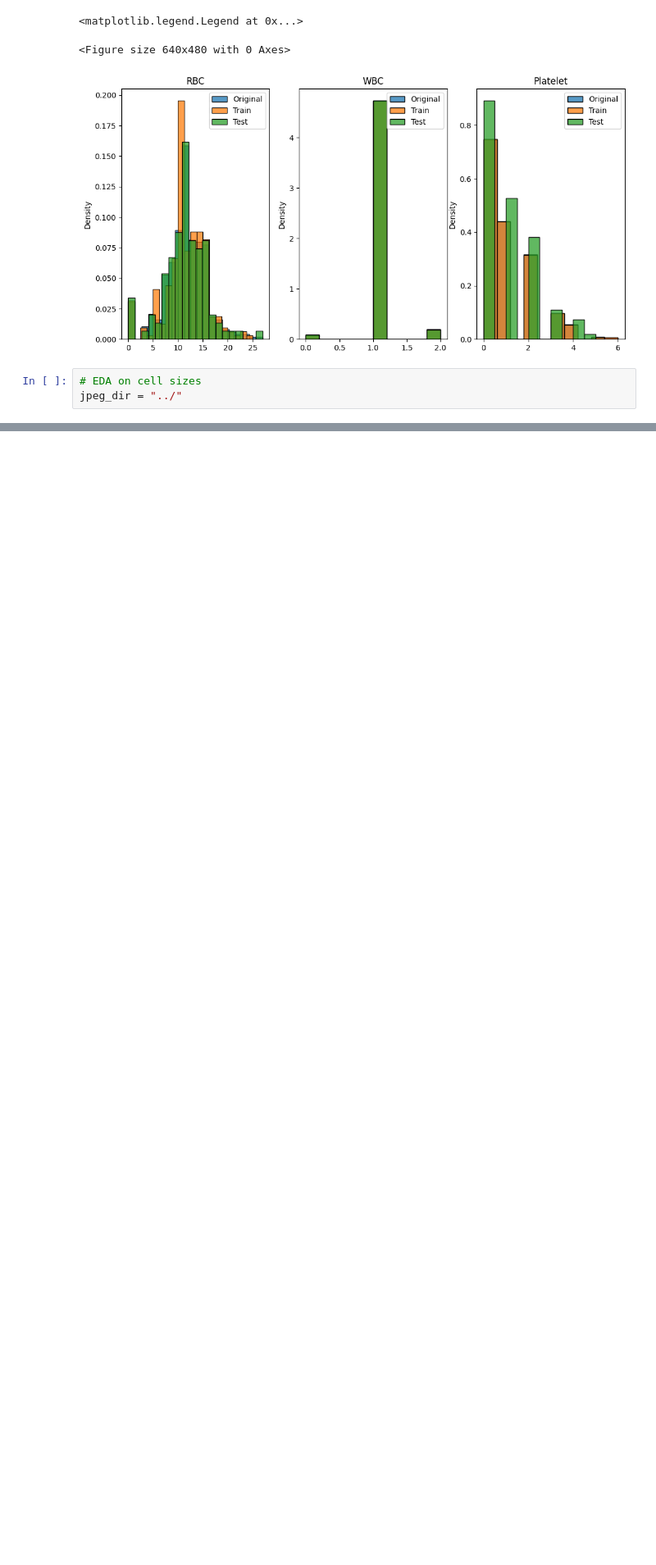
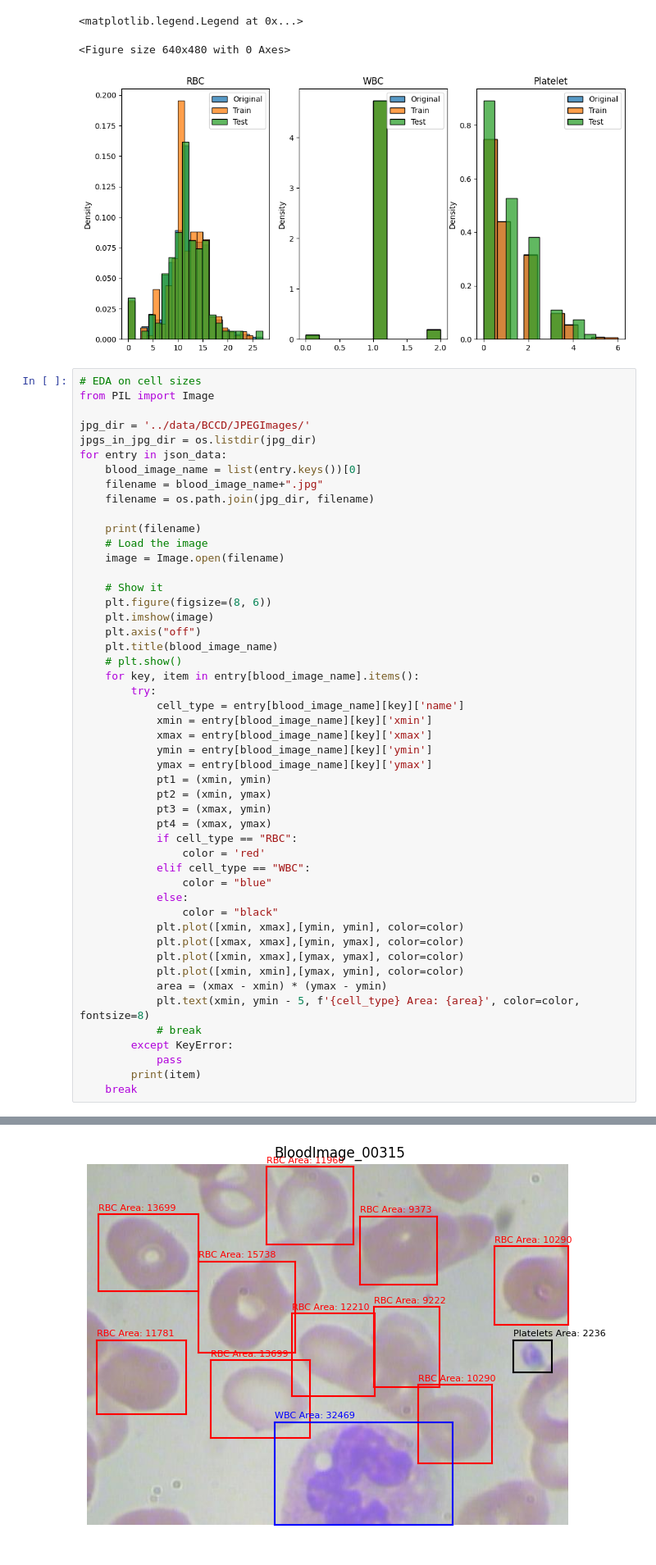
Before and after one commit to janscode33/bccd_object_detection, a Jupyter notebook: notebooks/explore_data.ipynb, the cells around one changed output, grey strips where cells are left out. Shown at 82% size. Cells and saved outputs as stored; diff of their text form; blank space fills up the shorter version.

Commit message:
added start of area EDA

```diff
--- a/notebooks/explore_data.ipynb
+++ b/notebooks/explore_data.ipynb
@@ -403,5 +403,51 @@ P-value for Platelet test distribution vs original distribution: 0.9871
 [figure]
 # %%
 # EDA on cell sizes
-jpeg_dir = "../"
+from PIL import Image
+
+jpg_dir = '../data/BCCD/JPEGImages/'
+jpgs_in_jpg_dir = os.listdir(jpg_dir)
+for entry in json_data:
+    blood_image_name = list(entry.keys())[0]
+    filename = blood_image_name+".jpg"
+    filename = os.path.join(jpg_dir, filename)
+
+    print(filename)
+    # Load the image
+    image = Image.open(filename)
+
+    # Show it
+    plt.figure(figsize=(8, 6))
+    plt.imshow(image)
+    plt.axis("off")
+    plt.title(blood_image_name)
+    # plt.show()
+    for key, item in entry[blood_image_name].items():
+        try:
+            cell_type = entry[blood_image_name][key]['name']
+            xmin = entry[blood_image_name][key]['xmin']
+            xmax = entry[blood_image_name][key]['xmax']
+            ymin = entry[blood_image_name][key]['ymin']
+            ymax = entry[blood_image_name][key]['ymax']
+            pt1 = (xmin, ymin)
+            pt2 = (xmin, ymax)
+            pt3 = (xmax, ymin)
+            pt4 = (xmax, ymax)
+            if cell_type == "RBC":
+                color = 'red'
+            elif cell_type == "WBC":
+                color = "blue"
+            else:
+                color = "black"
+            plt.plot([xmin, xmax],[ymin, ymin], color=color)
+            plt.plot([xmax, xmax],[ymin, ymax], color=color)
+            plt.plot([xmin, xmax],[ymax, ymax], color=color)
+            plt.plot([xmin, xmin],[ymax, ymin], color=color)
+            area = (xmax - xmin) * (ymax - ymin)
+            plt.text(xmin, ymin - 5, f'{cell_type} Area: {area}', color=color, fontsize=8)
+            # break
+        except KeyError:
+            pass
+        print(item)
+    break
 # %% [output]
@@ -408,0 +468 @@ jpeg_dir = "../"
+[figure, added]
```
Also changed, not shown: parts of 1 cell of this notebook.
